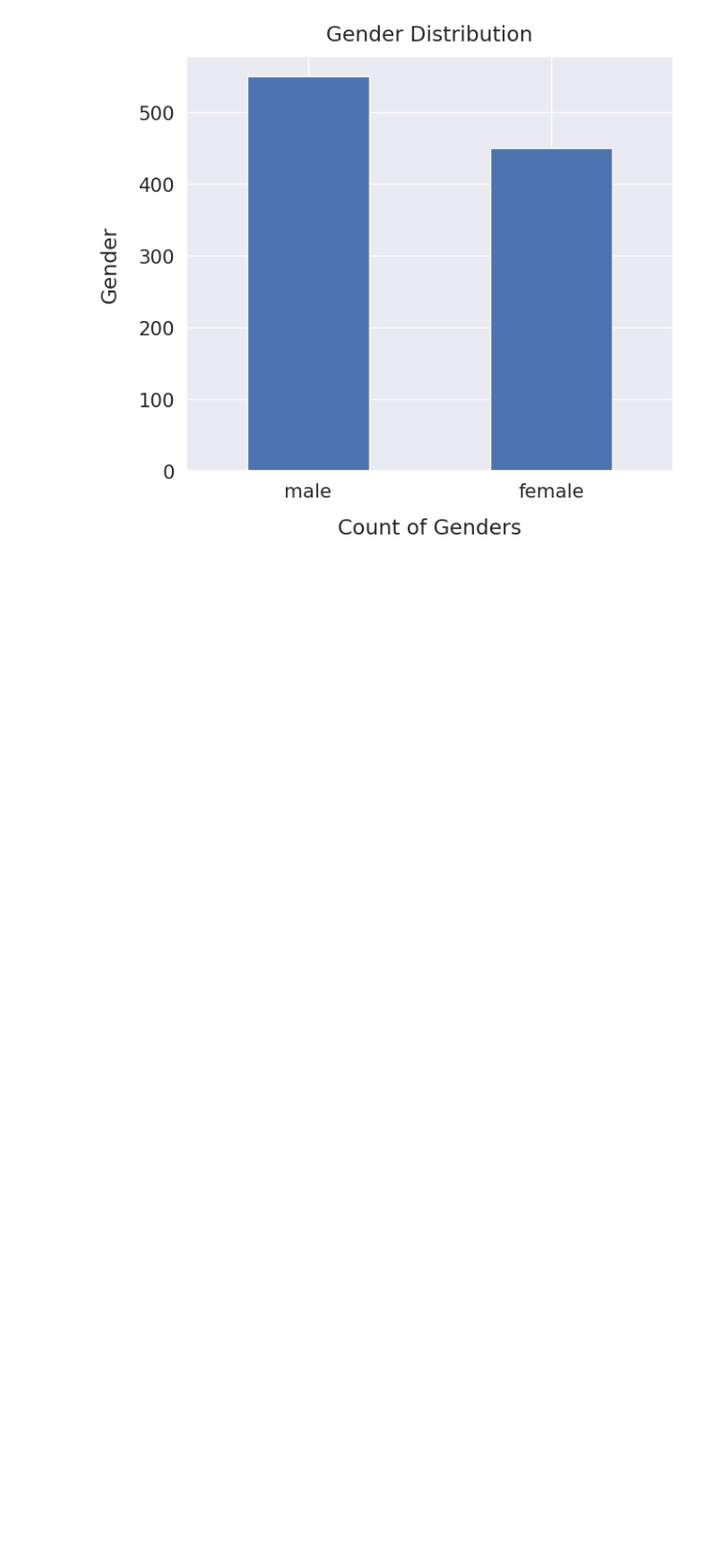
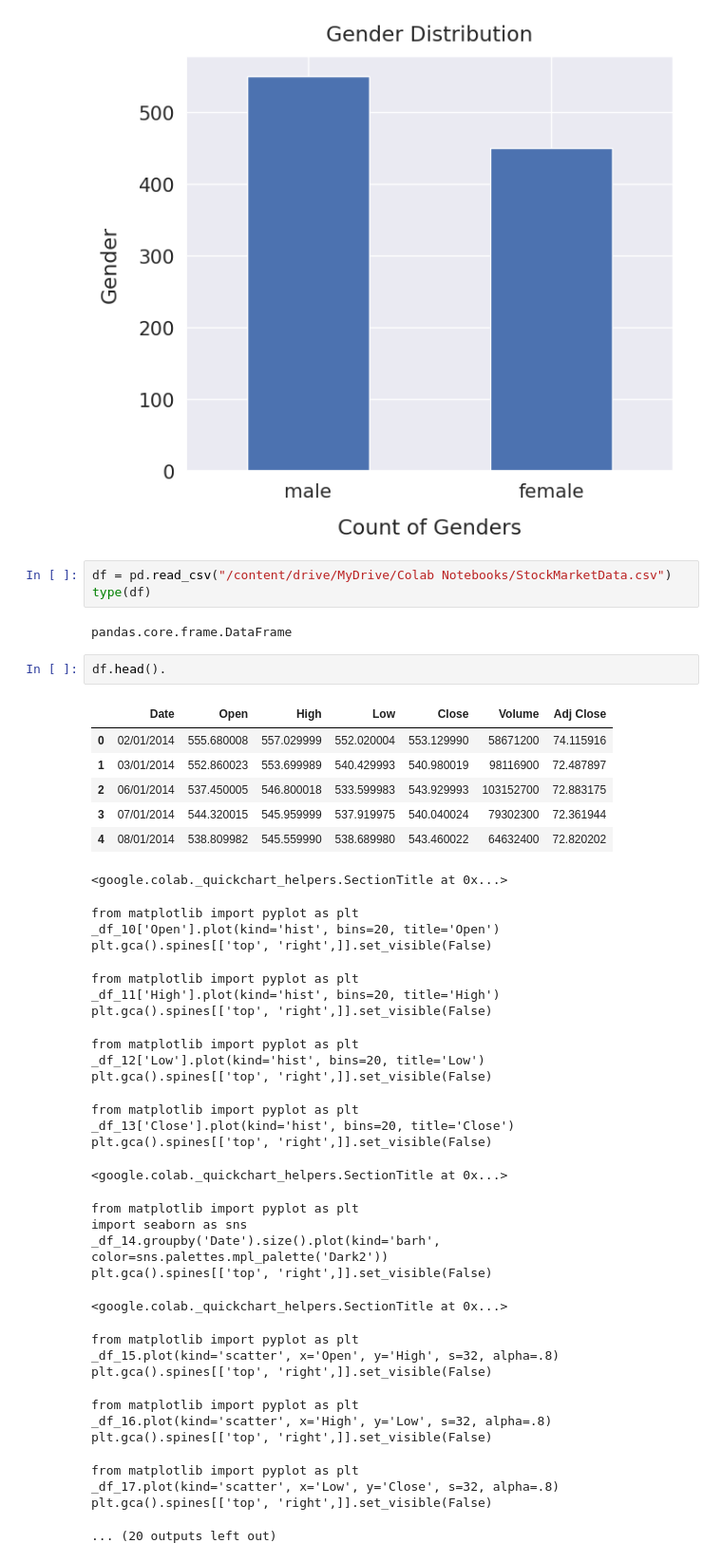
Before and after one commit to StanleyNyadzayo/eee408labs, a Jupyter notebook: lab4.ipynb, the cells around one changed output. Shown at 95% size. Saved outputs shown, nothing was run; the diff lists cells and outputs as text; blank space fills up the shorter version.

```diff
--- a/lab4.ipynb
+++ b/lab4.ipynb
@@ -676,3 +676,46 @@ plt.ylabel('Gender', labelpad=14)
 plt.title('Gender Distribution', y=1.02);
 # %% [output]
 [figure]
+# %%
+df = pd.read_csv("/content/drive/MyDrive/Colab Notebooks/StockMarketData.csv")
+type(df)
+# %% [output]
+pandas.core.frame.DataFrame
+# %%
+df.head().
+# %% [output]
+|  | Date | Open | High | Low | Close | Volume | Adj Close |
+| 0 | 02/01/2014 | 555.680008 | 557.029999 | 552.020004 | 553.129990 | 58671200 | 74.115916 |
+| 1 | 03/01/2014 | 552.860023 | 553.699989 | 540.429993 | 540.980019 | 98116900 | 72.487897 |
+| 2 | 06/01/2014 | 537.450005 | 546.800018 | 533.599983 | 543.929993 | 103152700 | 72.883175 |
+| 3 | 07/01/2014 | 544.320015 | 545.959999 | 537.919975 | 540.040024 | 79302300 | 72.361944 |
+| 4 | 08/01/2014 | 538.809982 | 545.559990 | 538.689980 | 543.460022 | 64632400 | 72.820202 |
+<google.colab._quickchart_helpers.SectionTitle at 0x...>
+from matplotlib import pyplot as plt
+_df_10['Open'].plot(kind='hist', bins=20, title='Open')
+plt.gca().spines[['top', 'right',]].set_visible(False)
+from matplotlib import pyplot as plt
+_df_11['High'].plot(kind='hist', bins=20, title='High')
+plt.gca().spines[['top', 'right',]].set_visible(False)
+from matplotlib import pyplot as plt
+_df_12['Low'].plot(kind='hist', bins=20, title='Low')
+plt.gca().spines[['top', 'right',]].set_visible(False)
+from matplotlib import pyplot as plt
+_df_13['Close'].plot(kind='hist', bins=20, title='Close')
+plt.gca().spines[['top', 'right',]].set_visible(False)
+<google.colab._quickchart_helpers.SectionTitle at 0x...>
+from matplotlib import pyplot as plt
+import seaborn as sns
+_df_14.groupby('Date').size().plot(kind='barh', color=sns.palettes.mpl_palette('Dark2'))
+plt.gca().spines[['top', 'right',]].set_visible(False)
+<google.colab._quickchart_helpers.SectionTitle at 0x...>
+from matplotlib import pyplot as plt
+_df_15.plot(kind='scatter', x='Open', y='High', s=32, alpha=.8)
+plt.gca().spines[['top', 'right',]].set_visible(False)
+from matplotlib import pyplot as plt
+_df_16.plot(kind='scatter', x='High', y='Low', s=32, alpha=.8)
+plt.gca().spines[['top', 'right',]].set_visible(False)
+from matplotlib import pyplot as plt
+_df_17.plot(kind='scatter', x='Low', y='Close', s=32, alpha=.8)
+plt.gca().spines[['top', 'right',]].set_visible(False)
+... (20 outputs left out)
```
Also changed, not shown: parts of 2 cells of this notebook.
